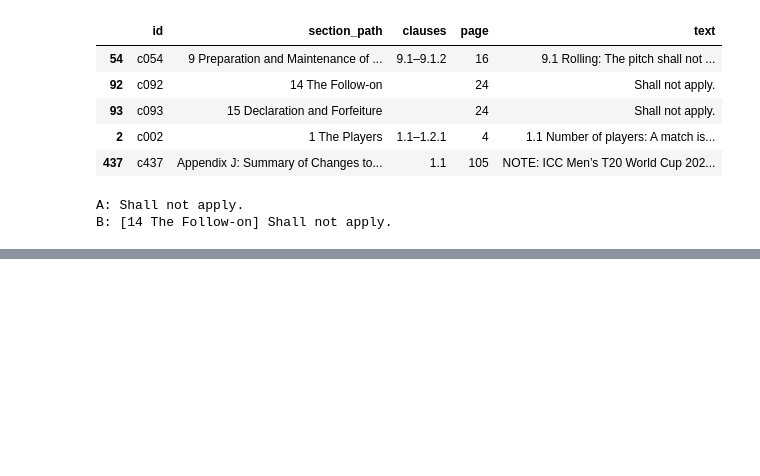
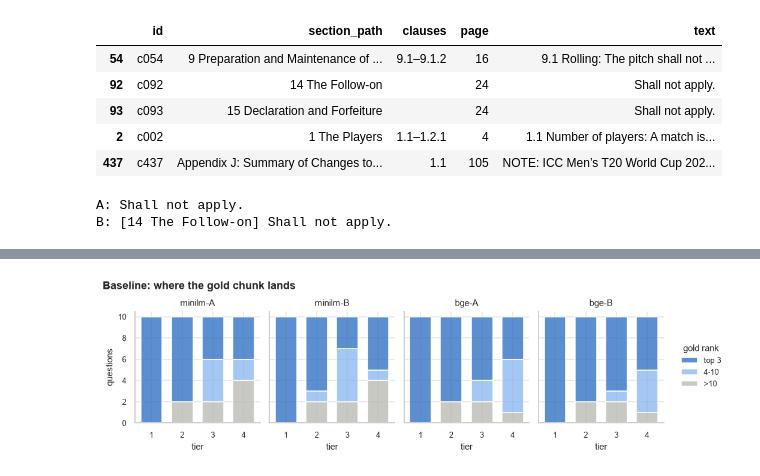
Before and after one commit to shrey715/shiori, a Jupyter notebook: rag_reranking.ipynb, the cells around one changed output, grey strips where cells are left out. Saved outputs shown, nothing was run; the diff lists cells and outputs as text; code cells hidden in the pictures; blank space fills up the shorter version.

```diff
--- a/rag_reranking.ipynb
+++ b/rag_reranking.ipynb
@@ -723,0 +406,8 @@ latency.pivot(index="stage", columns="device", values="mean ms").reindex(
+# %%
+indexes = {}
+for m, v in SETUPS:
+    t0 = time.perf_counter()
+    emb = encoders[m].encode(chunks[VERSIONS[v]].tolist(), batch_size=128, normalize_embeddings=True, convert_to_numpy=True)
+    indexes[(m, v)] = faiss.IndexFlatIP(emb.shape[1])
+    indexes[(m, v)].add(emb)
+    print(f"{m}-{v}: {emb.shape} in {time.perf_counter() - t0:.2f}s")
@@ -723,0 +443,15 @@ latency.pivot(index="stage", columns="device", values="mean ms").reindex(
+# %%
+qs = pd.read_csv(ROOT / "eval" / "questions.csv")
+QUESTION = qs.set_index("qid").question
+
+def resolve(anchors):
+    ids = []
+    for a in anchors.split(" || "):
+        m = chunks.section_path == a[1:] if a.startswith("§") else chunks.text.str.contains(a, regex=False)
+        assert m.any(), f"anchor not found: {a}"
+        ids += chunks[m].id.tolist()
+    return ids
+
+qs["gold"] = qs.gold_anchors.map(resolve)
+GOLD_ROWS = [np.flatnonzero(np.isin(CHUNK_IDS, g)) for g in qs.gold]   # gold as chunk row numbers
+qs[["qid", "tier", "type", "question", "gold"]].groupby("tier").head(1)
@@ -723,0 +468,15 @@ latency.pivot(index="stage", columns="device", values="mean ms").reindex(
+# %%
+def gold_rank_all(model, version):
+    _, idx = search(qs.question.tolist(), model, version, k=len(chunks))
+    pos = np.argsort(idx, axis=1)                              # pos[q, row] = 0-based rank of chunk row for question q
+    return np.array([pos[i, g].min() + 1 for i, g in enumerate(GOLD_ROWS)])
+
+ranks = qs[["qid", "tier", "type"]].copy()
+for m, v in SETUPS:
+    ranks[f"{m}-{v}"] = gold_rank_all(m, v)
+
+ZONES = ["top 3", "4-10", ">10"]
+zone = lambda r: ZONES[0] if r <= 3 else ZONES[1] if r <= 10 else ZONES[2]
+zones = pd.concat({s: ranks.groupby("tier")[s].apply(lambda x: x.map(zone).value_counts()).unstack(fill_value=0).reindex(columns=ZONES, fill_value=0)
+                   for s in ranks.columns[3:]}, axis=1)
+zones
@@ -723,0 +491,9 @@ latency.pivot(index="stage", columns="device", values="mean ms").reindex(
+# %%
+zl = ranks.melt(id_vars=["qid", "tier"], value_vars=list(ranks.columns[3:]), var_name="setup", value_name="rank")
+zl["gold rank"] = zl["rank"].map(zone)
+g = sns.displot(zl, x="tier", hue="gold rank", col="setup", multiple="stack", discrete=True, shrink=0.7,
+                hue_order=ZONES, palette=[C["z1"], C["z2"], C["gray"]], height=2.6, aspect=0.85, edgecolor="white")
+g.set_axis_labels("tier", "questions").set_titles("{col_name}").set(xticks=[1, 2, 3, 4])
+g.figure.suptitle("Baseline: where the gold chunk lands", x=0.01, ha="left", fontweight="bold", y=1.05); plt.show()
+# %% [output]
+[figure, added]
```
Also changed, not shown: parts of 78 cells of this notebook, 12 other files.
